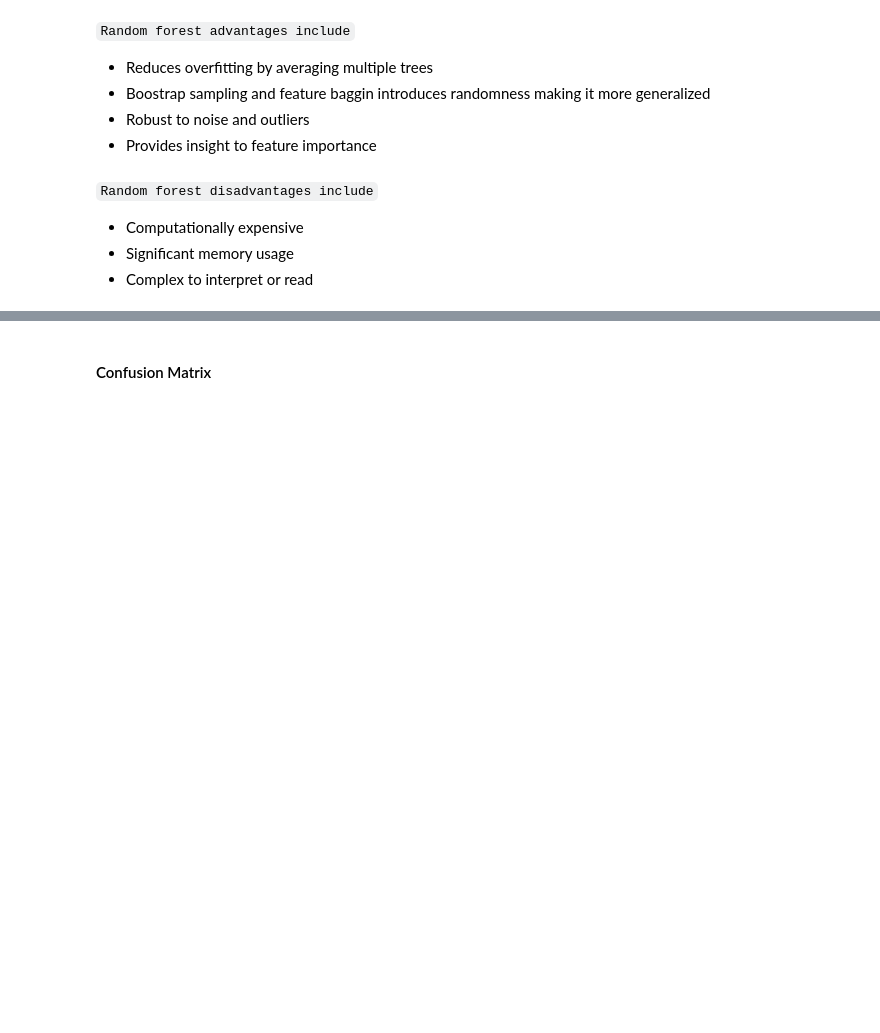
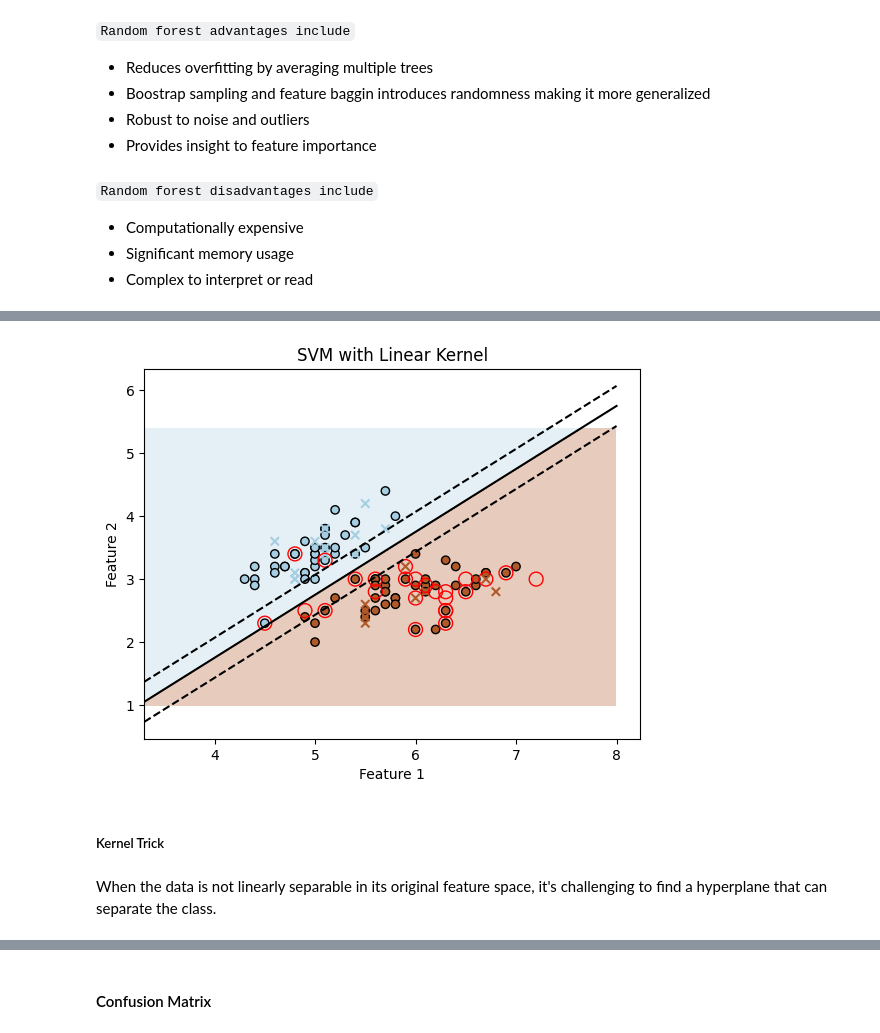
Before and after one commit to mmaazkhanhere/genai-learning-repo, a Jupyter notebook: machine-learning-course/course.ipynb, the cells around one changed output, grey strips where cells are left out. Cells and saved outputs as stored; diff of their text form; code cells hidden in the pictures; blank space fills up the shorter version.

```diff
--- a/machine-learning-course/course.ipynb
+++ b/machine-learning-course/course.ipynb
@@ -1818,0 +1827,17 @@ weighted avg       0.76      0.75      0.75       231
+# %%
+iris = load_iris()
+X = iris.data
+y = iris.target
+
+X_train, X_test, y_train, y_test = train_test_split(X, y, test_size=0.2, random_state=42)
+# %%
+from sklearn.metrics import classification_report
+model = SVC(kernel='linear')
+model.fit(X_train, y_train)
+y_pred = model.predict(X_test)
+
+accuracy = accuracy_score(y_test, y_pred)
+report = classification_report(y_test, y_pred)
+
+print(f"Accuracy: {accuracy}")
+print(f"\nReport: \n{report}")
@@ -1818,0 +1857,3 @@ weighted avg       0.76      0.75      0.75       231
+# %%
+support_vectors = model.support_vectors_
+print(f"Support vectors: {support_vectors}")
@@ -1818,0 +1878,59 @@ weighted avg       0.76      0.75      0.75       231
+# %%
+iris = load_iris()
+X = iris.data[:, :2]  # We take only the first two features for 2D plotting
+y = iris.target
+
+binary_class_indices = y != 2
+X = X[binary_class_indices]
+y = y[binary_class_indices]
+
+# Split data into training and testing sets
+X_train, X_test, y_train, y_test = train_test_split(X, y, test_size=0.2, random_state=42)
+
+# Initialize and train SVM model with a linear kernel
+model = SVC(kernel='linear', random_state=42)
+model.fit(X_train, y_train)
+
+
+# Create a mesh grid for plotting decision boundary
+x_min, x_max = X[:, 0].min() - 1, X[:, 0].max() + 1
+y_min, y_max = X[:, 1].min() - 1, X[:, 1].max() + 1
+xx, yy = np.meshgrid(np.arange(x_min, x_max, 0.01),
+                     np.arange(y_min, y_max, 0.01))
+
+# Plot decision boundary and margins
+Z = model.predict(np.c_[xx.ravel(), yy.ravel()])
+Z = Z.reshape(xx.shape)
+plt.contourf(xx, yy, Z, alpha=0.3, cmap=plt.cm.Paired)
+
+# Plot training points
+plt.scatter(X_train[:, 0], X_train[:, 1], c=y_train, marker='o', edgecolors='k', cmap=plt.cm.Paired)
+plt.scatter(X_test[:, 0], X_test[:, 1], c=y_test, marker='x', edgecolors='k', cmap=plt.cm.Paired)
+
+# Highlight support vectors
+plt.scatter(support_vectors[:, 0], support_vectors[:, 1], s=100, facecolors='none', edgecolors='r')
+
+# Plot the hyperplane
+w = model.coef_[0]
+b = model.intercept_[0]
+x_plot = np.linspace(x_min, x_max, 100)
+y_plot = -(w[0] * x_plot + b) / w[1]
+plt.plot(x_plot, y_plot, 'k-')
+
+# Plot the margins
+margin = 1 / np.sqrt(np.sum(model.coef_ ** 2))
+y_margin_down = y_plot + margin
+y_margin_up = y_plot - margin
+plt.plot(x_plot, y_margin_down, 'k--')
+plt.plot(x_plot, y_margin_up, 'k--')
+
+plt.xlabel('Feature 1')
+plt.ylabel('Feature 2')
+plt.title('SVM with Linear Kernel')
+plt.show()
+# %% [output]
+[figure, added]
+# %% [markdown]
+##### Kernel Trick
+# %% [markdown]
+When the data is not linearly separable in its original feature space, it's challenging to find a hyperplane that can separate the class.
```
Also changed, not shown: parts of 15 cells of this notebook.
